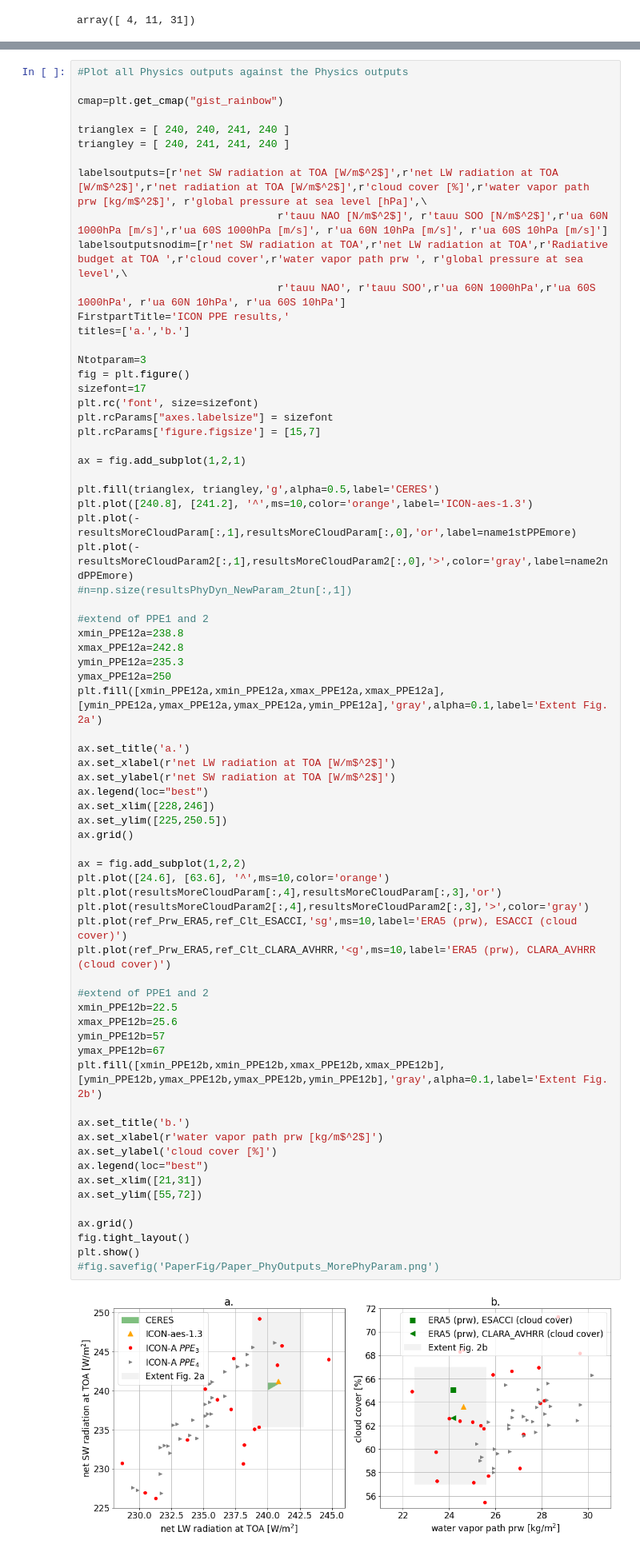
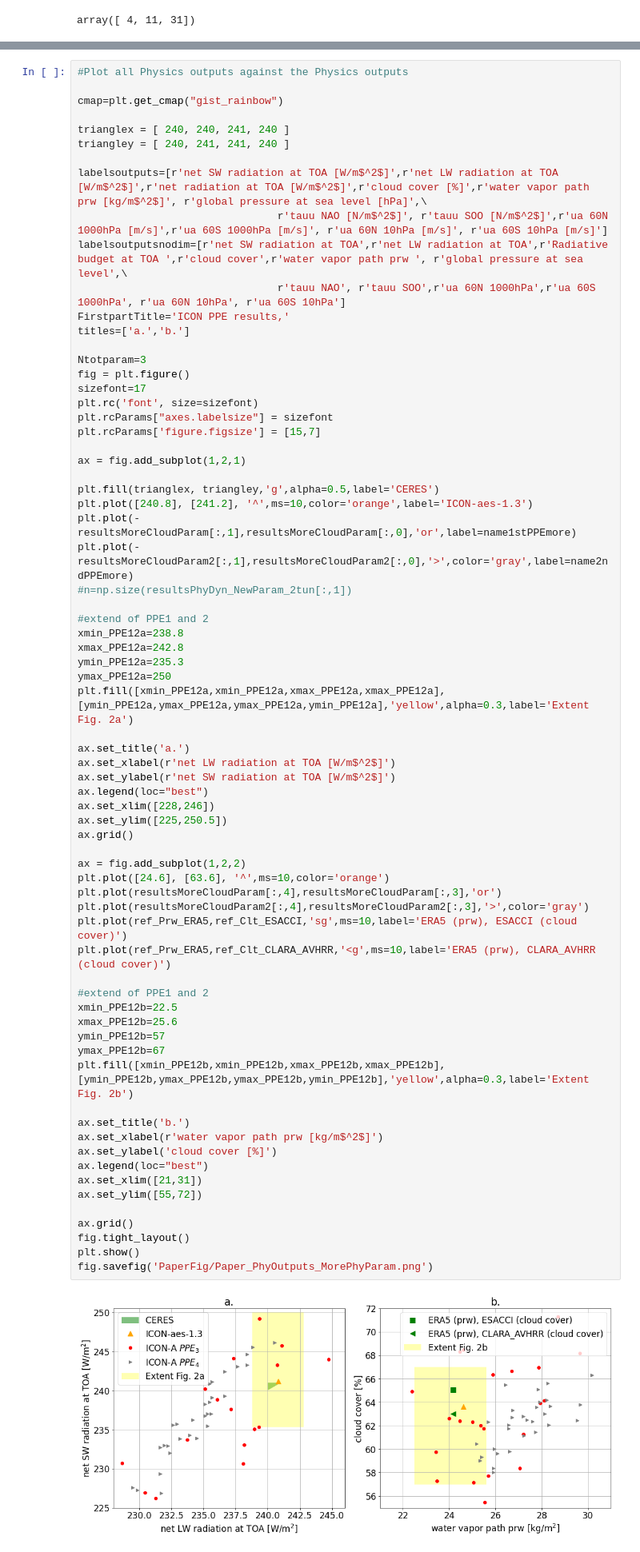
Before and after one commit to jjiwon1129/bonnet24gmd_automatic_tuning_atm, a Jupyter notebook: D-read_and_analyze_output_data/0_Plotting_PPEs_parameters_and_outputs.ipynb, the cells around one changed output, grey strips where cells are left out. Shown at 80% size. Saved outputs shown, nothing was run; the diff lists cells and outputs as text.

```diff
--- a/D-read_and_analyze_output_data/0_Plotting_PPEs_parameters_and_outputs.ipynb
+++ b/D-read_and_analyze_output_data/0_Plotting_PPEs_parameters_and_outputs.ipynb
@@ -273,43 +273,43 @@ xmin_PPE12a=238.8
 xmax_PPE12a=242.8
 ymin_PPE12a=235.3
 ymax_PPE12a=250
-plt.fill([xmin_PPE12a,xmin_PPE12a,xmax_PPE12a,xmax_PPE12a],[ymin_PPE12a,ymax_PPE12a,ymax_PPE12a,ymin_PPE12a],'gray',alpha=0.1,label='Extent Fig. 2a')
+plt.fill([xmin_PPE12a,xmin_PPE12a,xmax_PPE12a,xmax_PPE12a],[ymin_PPE12a,ymax_PPE12a,ymax_PPE12a,ymin_PPE12a],'yellow',alpha=0.3,label='Extent Fig. 2a')
 
 ax.set_title('a.')
 ax.set_xlabel(r'net LW radiation at TOA [W/m$^2$]')
 ax.set_ylabel(r'net SW radiation at TOA [W/m$^2$]')
 ax.legend(loc="best")
 ax.set_xlim([228,246])
 ax.set_ylim([225,250.5])
 ax.grid()
 
 ax = fig.add_subplot(1,2,2)
 plt.plot([24.6], [63.6], '^',ms=10,color='orange')
 plt.plot(resultsMoreCloudParam[:,4],resultsMoreCloudParam[:,3],'or')
 plt.plot(resultsMoreCloudParam2[:,4],resultsMoreCloudParam2[:,3],'>',color='gray')
 plt.plot(ref_Prw_ERA5,ref_Clt_ESACCI,'sg',ms=10,label='ERA5 (prw), ESACCI (cloud cover)')
 plt.plot(ref_Prw_ERA5,ref_Clt_CLARA_AVHRR,'<g',ms=10,label='ERA5 (prw), CLARA_AVHRR (cloud cover)')
 
 #extend of PPE1 and 2
 xmin_PPE12b=22.5
 xmax_PPE12b=25.6
 ymin_PPE12b=57
 ymax_PPE12b=67
-plt.fill([xmin_PPE12b,xmin_PPE12b,xmax_PPE12b,xmax_PPE12b],[ymin_PPE12b,ymax_PPE12b,ymax_PPE12b,ymin_PPE12b],'gray',alpha=0.1,label='Extent Fig. 2b')
+plt.fill([xmin_PPE12b,xmin_PPE12b,xmax_PPE12b,xmax_PPE12b],[ymin_PPE12b,ymax_PPE12b,ymax_PPE12b,ymin_PPE12b],'yellow',alpha=0.3,label='Extent Fig. 2b')
 
 ax.set_title('b.')
 ax.set_xlabel(r'water vapor path prw [kg/m$^2$]')
 ax.set_ylabel('cloud cover [%]')
 ax.legend(loc="best")
 ax.set_xlim([21,31])
 ax.set_ylim([55,72])
 
 ax.grid()
 fig.tight_layout()
 plt.show()
-#fig.savefig('PaperFig/Paper_PhyOutputs_MorePhyParam.png')
+fig.savefig('PaperFig/Paper_PhyOutputs_MorePhyParam.png')
 # %% [output]
-[figure, old version]
+[figure, new version]
 # %%
 ### Paper results:
 ##### the selected simulations are the two first ones of indplot: 4, 11 from varPhyDyn_NewParam_2tun PPE
```
Also changed, not shown: parts of 2 cells of this notebook, 9 other files.
